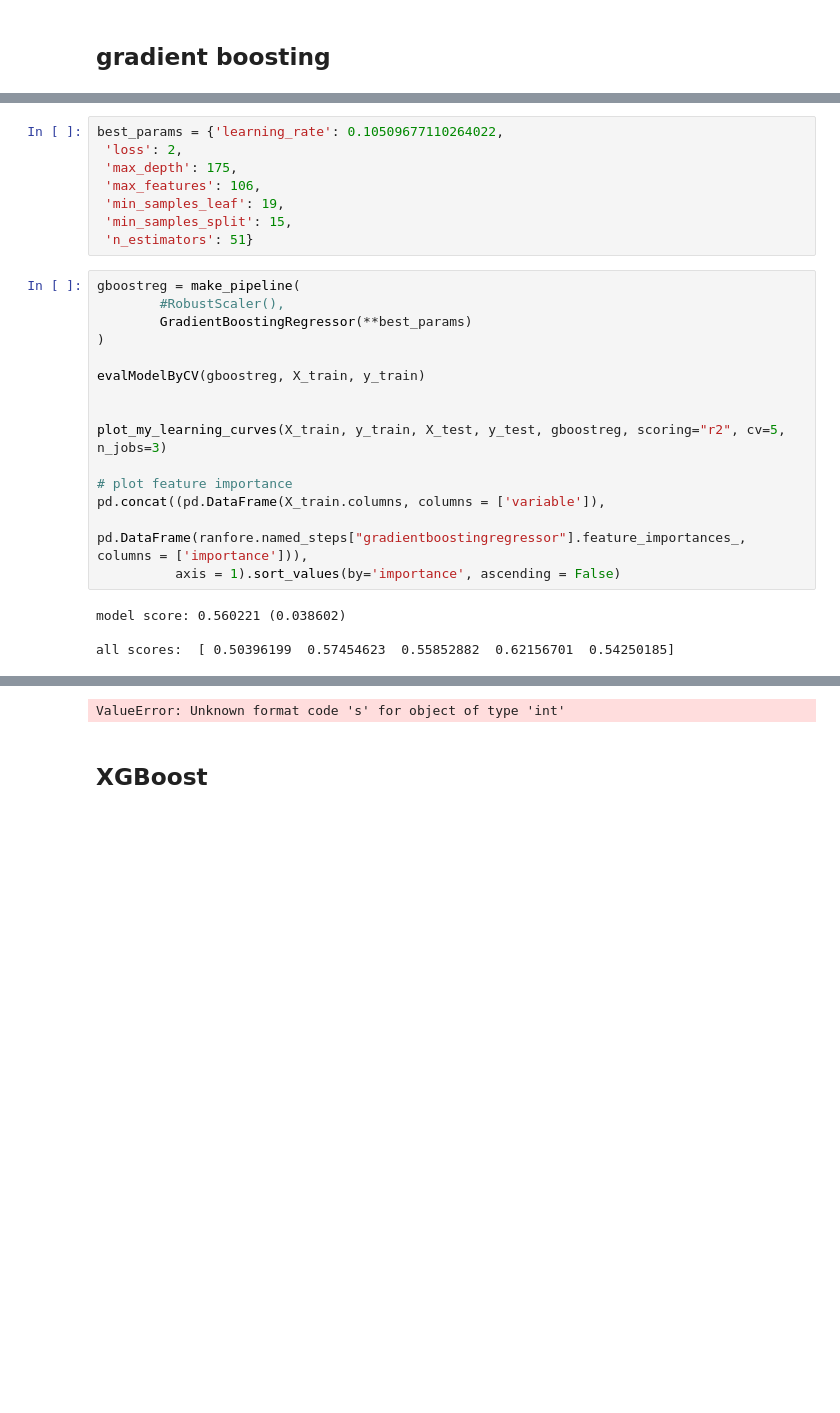
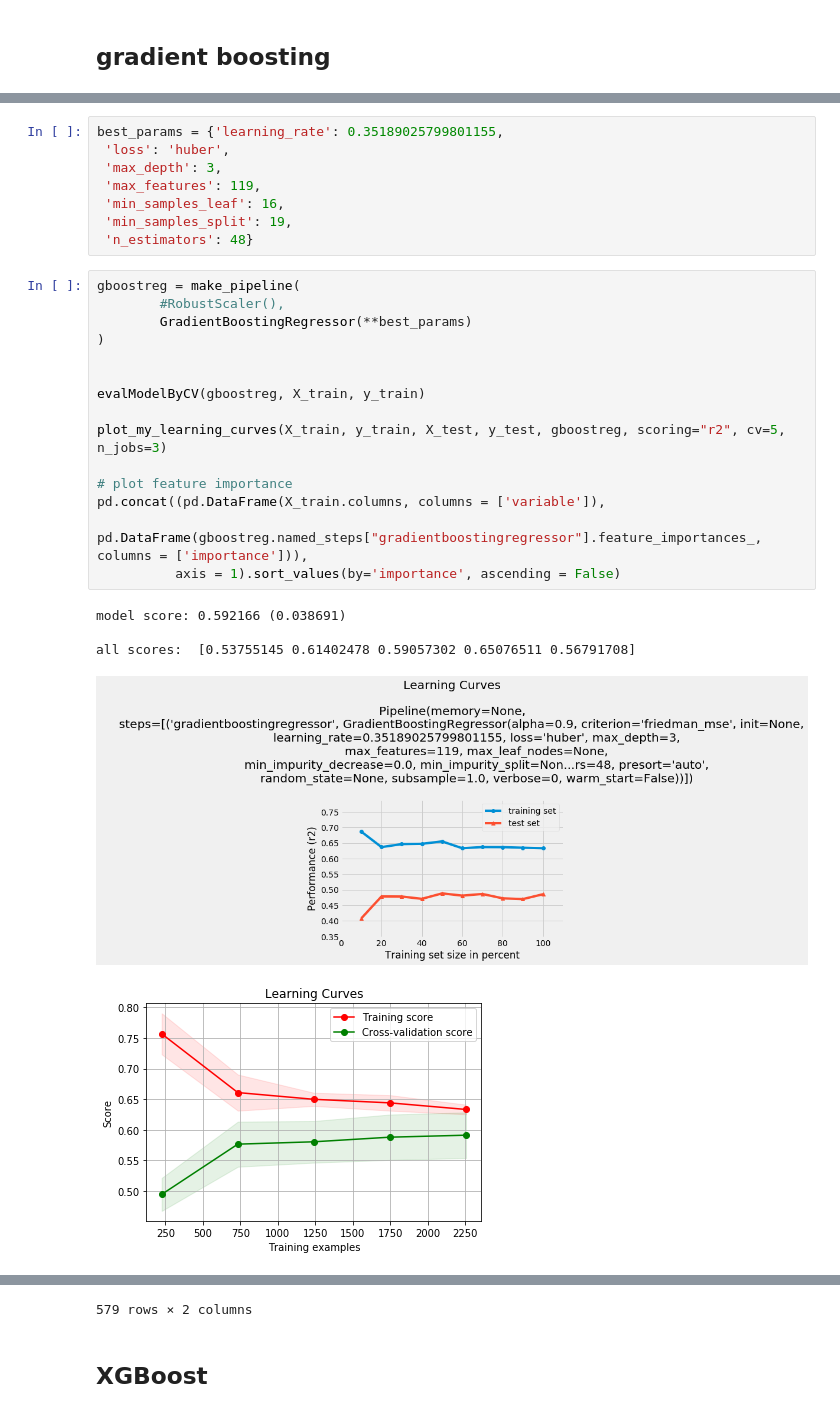
Before and after one commit to alancet/test, a Jupyter notebook: kaggle/mercedes/src/my_predict.ipynb, the cells around one changed output, grey strips where cells are left out. Cells and saved outputs as stored; diff of their text form; blank space fills up the shorter version.

```diff
--- a/kaggle/mercedes/src/my_predict.ipynb
+++ b/kaggle/mercedes/src/my_predict.ipynb
@@ -1195,28 +1207,30 @@ best_params = searchHyperParam("GradientBoostingRegressor", par_space, X_train,
 best_params
 # %%
-best_params = {'learning_rate': 0.10509677110264022,
- 'loss': 2,
- 'max_depth': 175,
- 'max_features': 106,
- 'min_samples_leaf': 19,
- 'min_samples_split': 15,
- 'n_estimators': 51}
+best_params = {'learning_rate': 0.35189025799801155,
+ 'loss': 'huber',
+ 'max_depth': 3,
+ 'max_features': 119,
+ 'min_samples_leaf': 16,
+ 'min_samples_split': 19,
+ 'n_estimators': 48}
 # %%
 gboostreg = make_pipeline(
         #RobustScaler(),
         GradientBoostingRegressor(**best_params)
 )
 
+
 evalModelByCV(gboostreg, X_train, y_train)
-
 
 plot_my_learning_curves(X_train, y_train, X_test, y_test, gboostreg, scoring="r2", cv=5, n_jobs=3)
 
 # plot feature importance
 pd.concat((pd.DataFrame(X_train.columns, columns = ['variable']),
-           pd.DataFrame(ranfore.named_steps["gradientboostingregressor"].feature_importances_, columns = ['importance'])),
+           pd.DataFrame(gboostreg.named_steps["gradientboostingregressor"].feature_importances_, columns = ['importance'])),
           axis = 1).sort_values(by='importance', ascending = False)
 # %% [output]
-model score: 0.560221 (0.038602)
+model score: 0.592166 (0.038691)
 
-all scores:  [ 0.50396199  0.57454623  0.55852882  0.62156701  0.54250185]
+all scores:  [0.53755145 0.61402478 0.59057302 0.65076511 0.56791708]
+[figure, added]
+[figure, added]
@@ -1223,4 +1254,4 @@ all scores:  [ 0.50396199  0.57454623  0.55852882  0.62156701  0.54250185]
-ValueError: Unknown format code 's' for object of type 'int'
+579 rows × 2 columns
 # %% [markdown]
 ## XGBoost
 # %%
```
Also changed, not shown: parts of 23 cells of this notebook, 1 other file.
